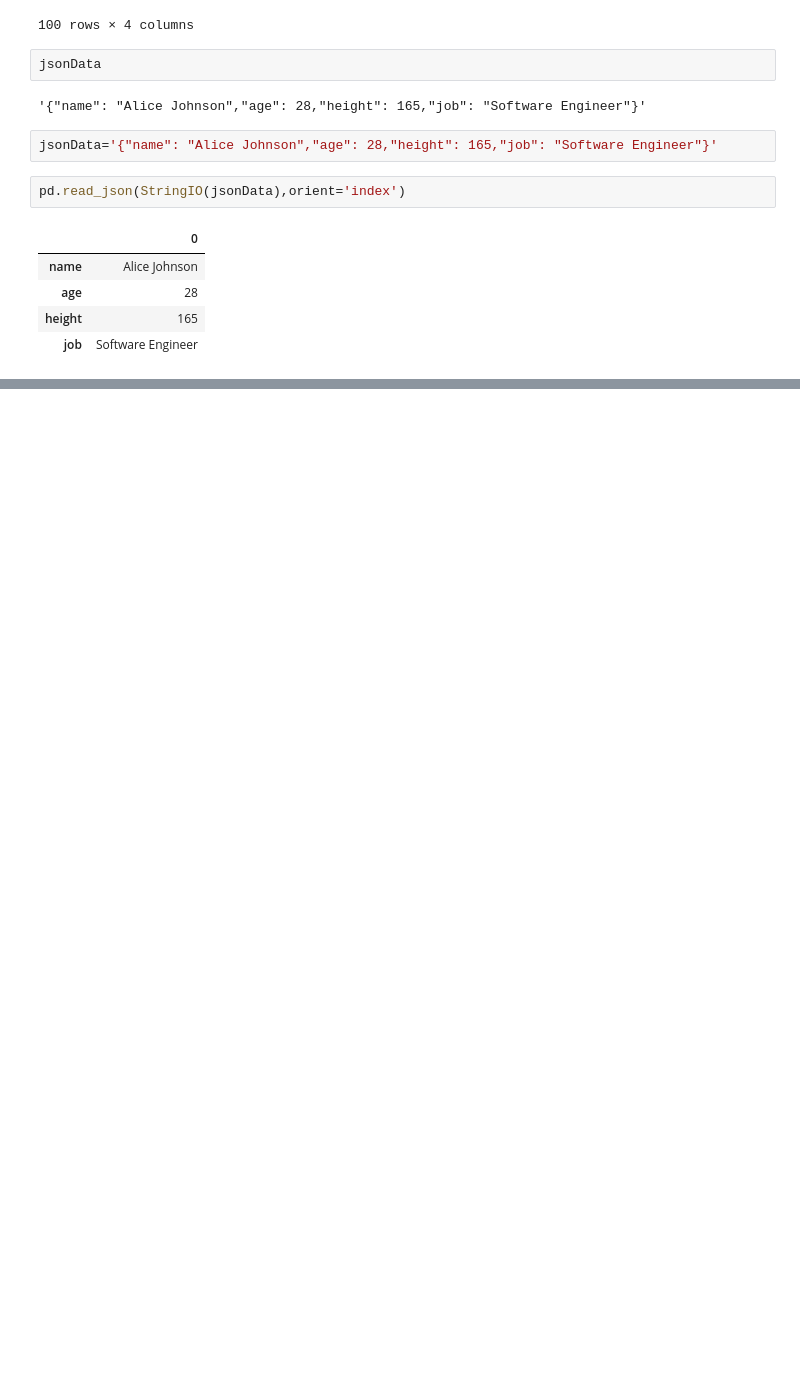
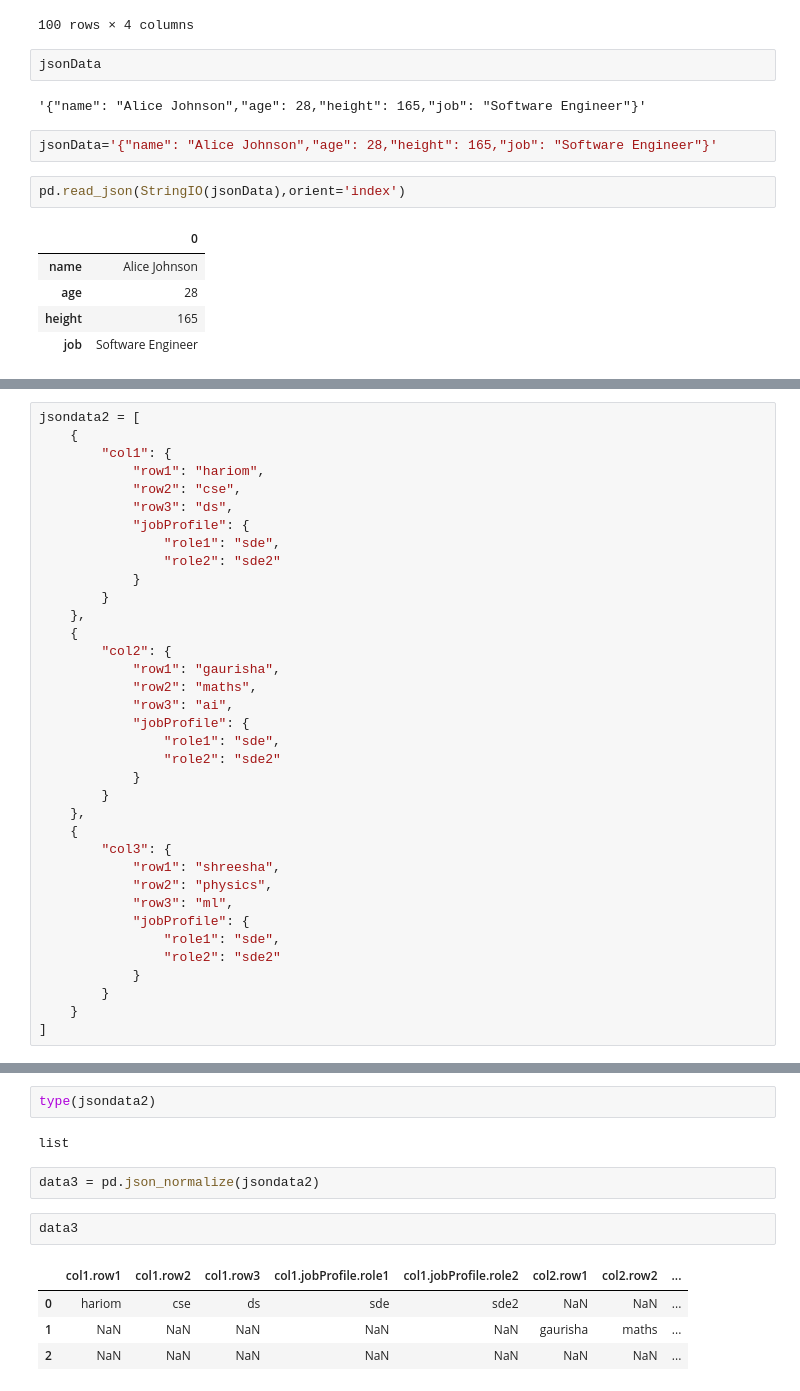
Before and after one commit to hariom-hub/pandas, a Jupyter notebook: json_IO.ipynb, the cells around one changed output, grey strips where cells are left out. Cells and saved outputs as stored; diff of their text form; blank space fills up the shorter version.

```diff
--- a/json_IO.ipynb
+++ b/json_IO.ipynb
@@ -56,0 +203,36 @@ jsonData
+# %%
+jsondata2 = [
+    {
+        "col1": {
+            "row1": "hariom",
+            "row2": "cse",
+            "row3": "ds",
+            "jobProfile": {
+                "role1": "sde",
+                "role2": "sde2"
+            }
+        }
+    },
+    {
+        "col2": {
+            "row1": "gaurisha",
+            "row2": "maths",
+            "row3": "ai",
+            "jobProfile": {
+                "role1": "sde",
+                "role2": "sde2"
+            }
+        }
+    },
+    {
+        "col3": {
+            "row1": "shreesha",
+            "row2": "physics",
+            "row3": "ml",
+            "jobProfile": {
+                "role1": "sde",
+                "role2": "sde2"
+            }
+        }
+    }
+]
@@ -56,0 +261,13 @@ jsonData
+# %%
+type(jsondata2)
+# %% [output]
+list
+# %%
+data3 = pd.json_normalize(jsondata2)
+# %%
+data3
+# %% [output]
+|  | col1.row1 | col1.row2 | col1.row3 | col1.jobProfile.role1 | col1.jobProfile.role2 | col2.row1 | col2.row2 | ... |
+| 0 | hariom | cse | ds | sde | sde2 | NaN | NaN | ... |
+| 1 | NaN | NaN | NaN | NaN | NaN | gaurisha | maths | ... |
+| 2 | NaN | NaN | NaN | NaN | NaN | NaN | NaN | ... |
```
Also changed, not shown: parts of 45 cells of this notebook.
